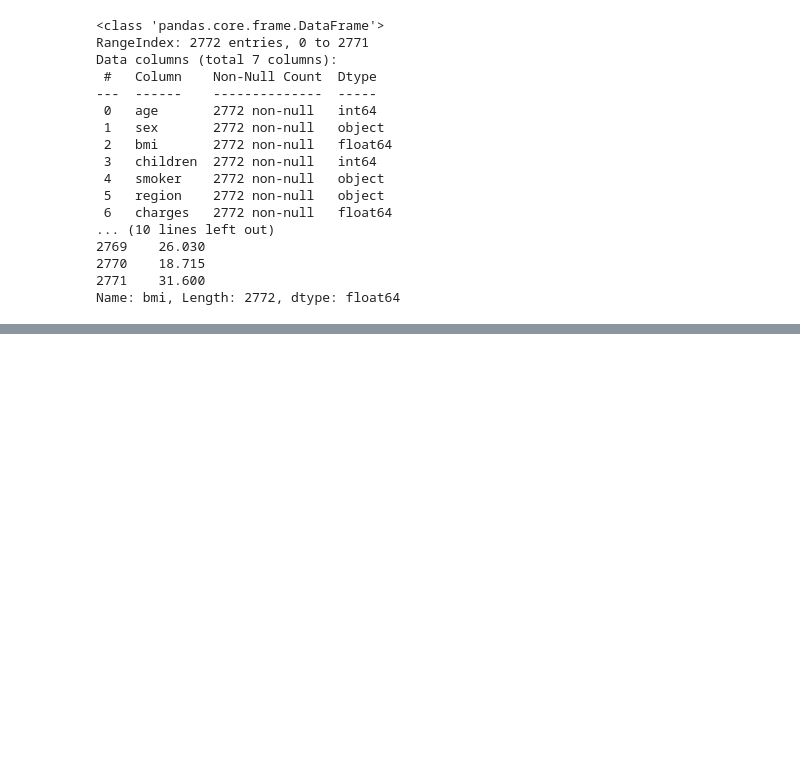
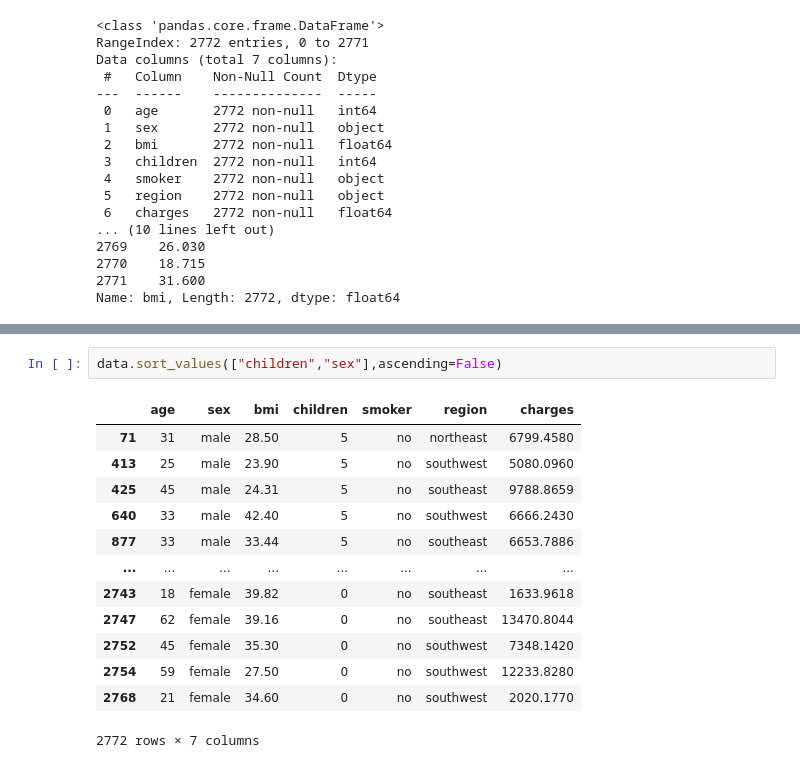
Before and after one commit to nid067/Project_ML, a Jupyter notebook: pandas_tuto.ipynb, the cells around one changed output, grey strips where cells are left out. Drawn from its saved outputs; the diff is of its cells as text; blank space fills up the shorter version.

```diff
--- a/pandas_tuto.ipynb
+++ b/pandas_tuto.ipynb
@@ -101,0 +108,16 @@ bios.iloc[:50]
+# %%
+data.sort_values(["children","sex"],ascending=False)
+# %% [output]
+|  | age | sex | bmi | children | smoker | region | charges |
+| 71 | 31 | male | 28.50 | 5 | no | northeast | 6799.4580 |
+| 413 | 25 | male | 23.90 | 5 | no | southwest | 5080.0960 |
+| 425 | 45 | male | 24.31 | 5 | no | southeast | 9788.8659 |
+| 640 | 33 | male | 42.40 | 5 | no | southwest | 6666.2430 |
+| 877 | 33 | male | 33.44 | 5 | no | southeast | 6653.7886 |
+| ... | ... | ... | ... | ... | ... | ... | ... |
+| 2743 | 18 | female | 39.82 | 0 | no | southeast | 1633.9618 |
+| 2747 | 62 | female | 39.16 | 0 | no | southeast | 13470.8044 |
+| 2752 | 45 | female | 35.30 | 0 | no | southwest | 7348.1420 |
+| 2754 | 59 | female | 27.50 | 0 | no | southwest | 12233.8280 |
+| 2768 | 21 | female | 34.60 | 0 | no | southwest | 2020.1770 |
+2772 rows × 7 columns
```
Also changed, not shown: parts of 8 cells of this notebook.
